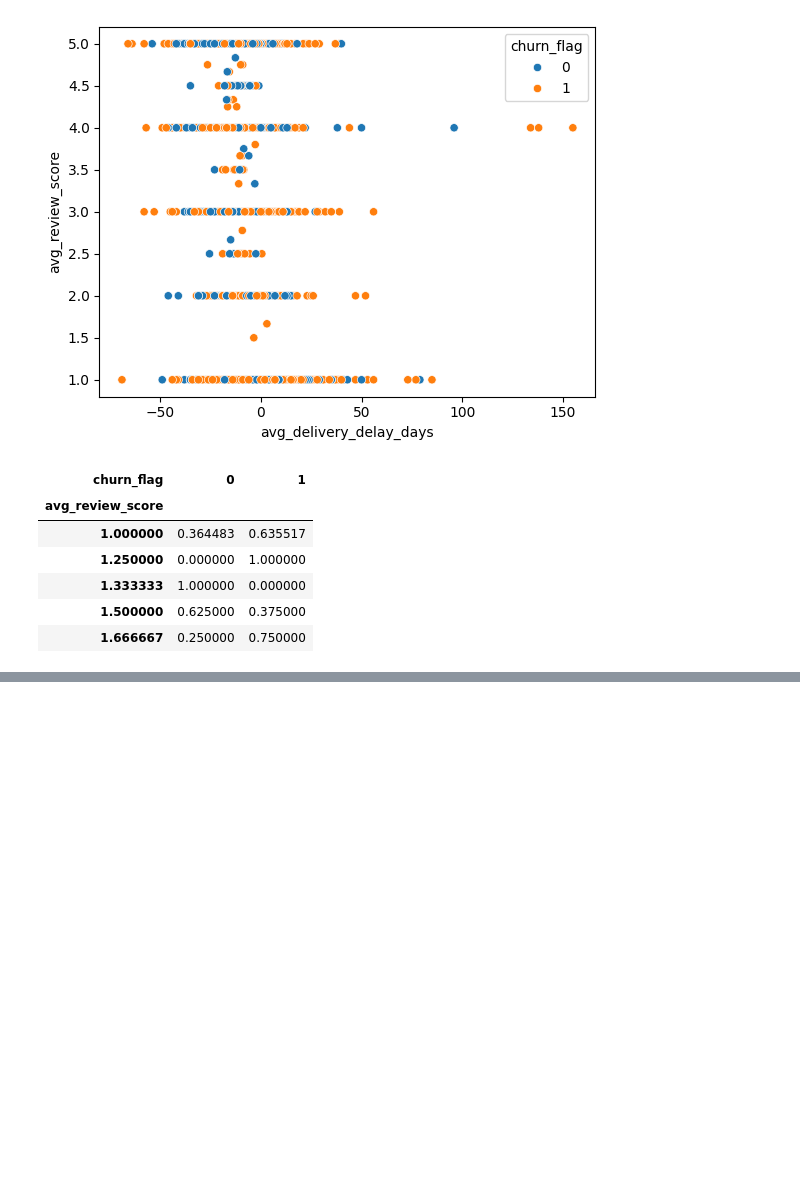
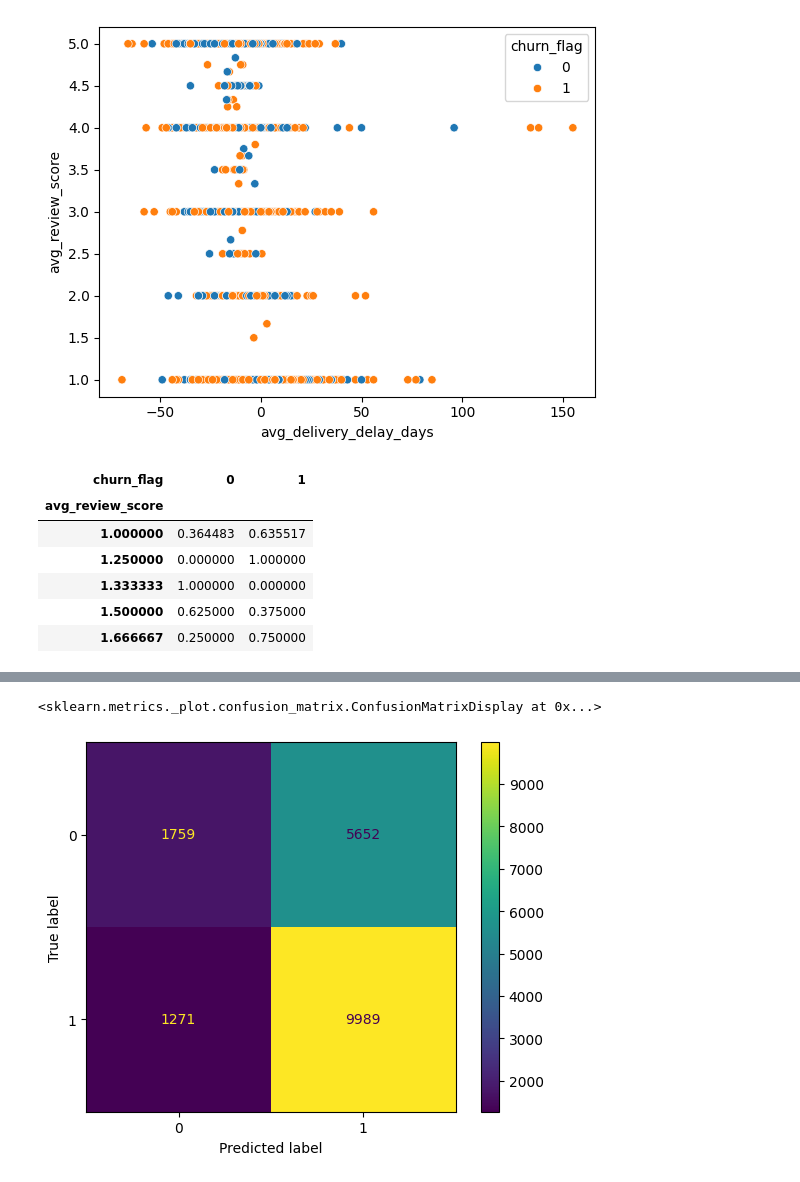
Before and after one commit to ferrettijaime-cmd/Professional_portfolio, a Jupyter notebook: Churn_and_Marketing_Analytics/Script_Python/churn_analysis.ipynb, the cells around one changed output, grey strips where cells are left out. Saved outputs shown, nothing was run; the diff lists cells and outputs as text; code cells hidden in the pictures; blank space fills up the shorter version.

```diff
--- a/Churn_and_Marketing_Analytics/Script_Python/churn_analysis.ipynb
+++ b/Churn_and_Marketing_Analytics/Script_Python/churn_analysis.ipynb
@@ -276,0 +329,14 @@ ml_df
+# %%
+from xgboost import XGBClassifier
+
+xgb = XGBClassifier(
+    n_estimators=200,
+    max_depth=5,
+    learning_rate=0.05,
+    subsample=0.8,
+    colsample_bytree=0.8,
+    random_state=42,
+    eval_metric="logloss"
+)
+# %%
+xgb.fit(X_train, y_train)
@@ -276,0 +383,2 @@ ml_df
+# %%
+xgb_predict = xgb.predict(X_test)
@@ -276,0 +501,7 @@ ml_df
+# %%
+ConfusionMatrixDisplay.from_predictions(
+    y_test,
+    xgb_predict)
+# %% [output]
+<sklearn.metrics._plot.confusion_matrix.ConfusionMatrixDisplay at 0x...>
+[figure, added]
```
Also changed, not shown: parts of 45 cells of this notebook.
